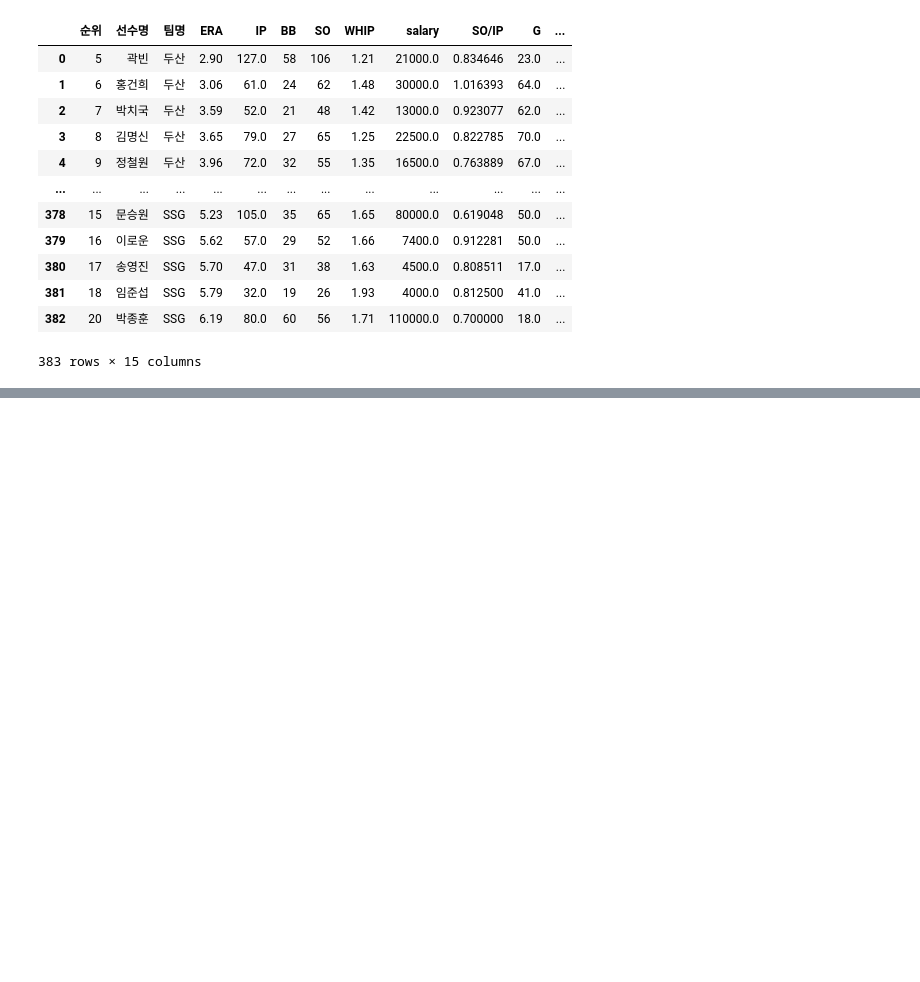
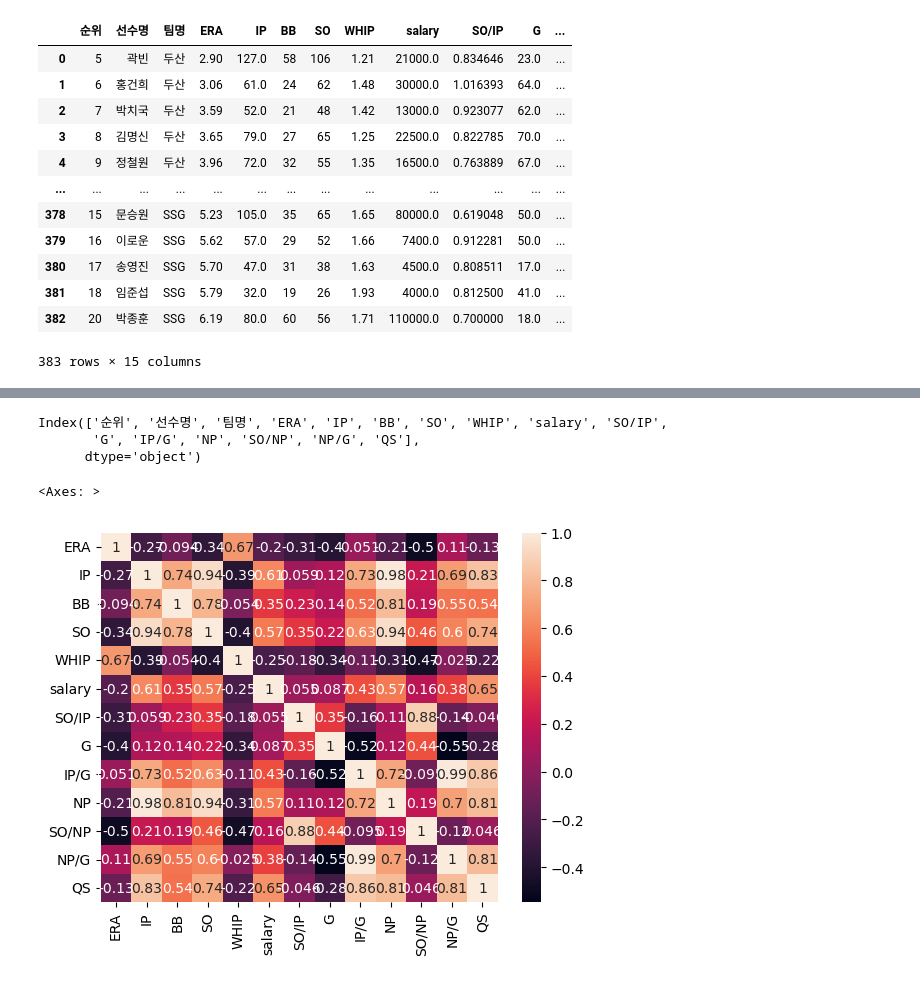
Before and after one commit to jayiuk/mid_project, a Jupyter notebook: EDA.ipynb, the cells around one changed output, grey strips where cells are left out. Cells and saved outputs as stored; diff of their text form; code cells hidden in the pictures; blank space fills up the shorter version.

```diff
--- a/EDA.ipynb
+++ b/EDA.ipynb
@@ -310,0 +401,2 @@ df_copy
+# %%
+df_copy_qs_d = df_copy_qs.drop_duplicates()
@@ -310,0 +419,14 @@ df_copy
+# %%
+df_copy_qs_d.columns
+# %% [output]
+Index(['순위', '선수명', '팀명', 'ERA', 'IP', 'BB', 'SO', 'WHIP', 'salary', 'SO/IP',
+       'G', 'IP/G', 'NP', 'SO/NP', 'NP/G', 'QS'],
+      dtype='object')
+# %%
+df_corr_qs = df_copy_qs_d[['ERA', 'IP', 'BB', 'SO', 'WHIP', 'salary', 'SO/IP',
+       'G', 'IP/G', 'NP', 'SO/NP', 'NP/G', 'QS']].corr()
+# %%
+sns.heatmap(df_corr_qs, annot = True)
+# %% [output]
+<Axes: >
+[figure, added]
```
Also changed, not shown: parts of 12 cells of this notebook, 4 other files.
